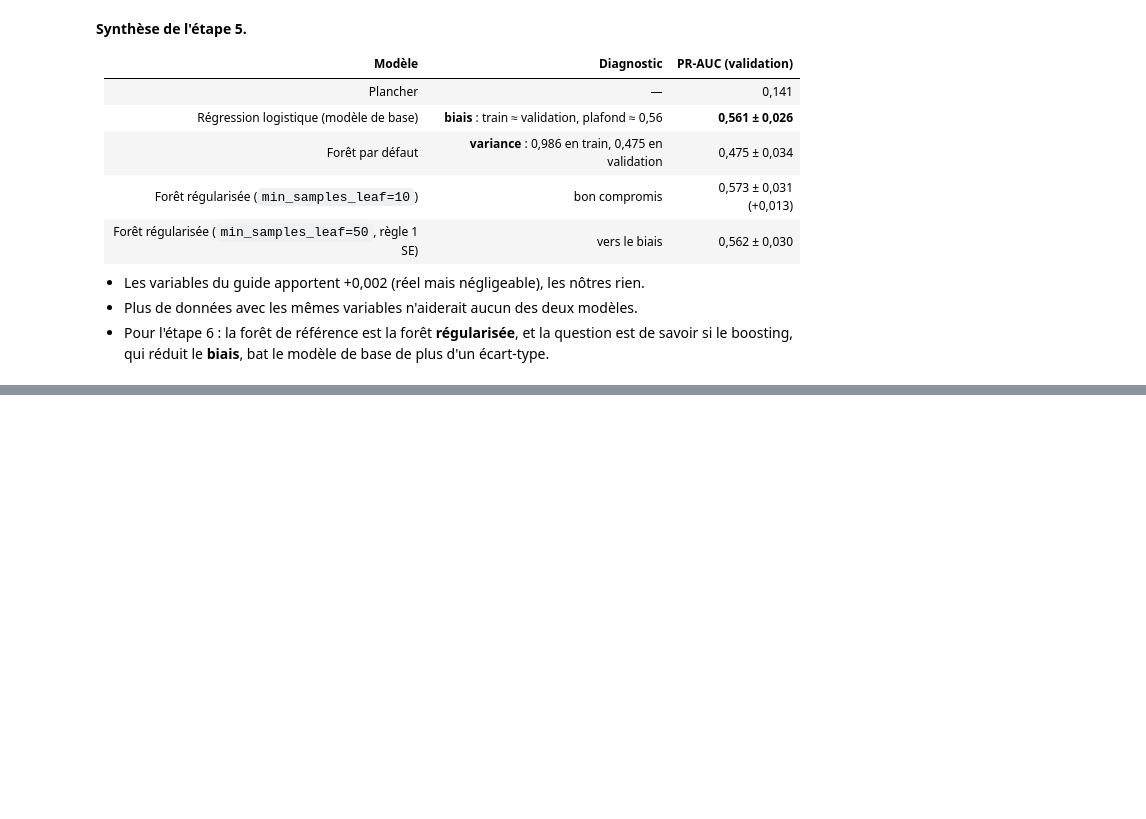
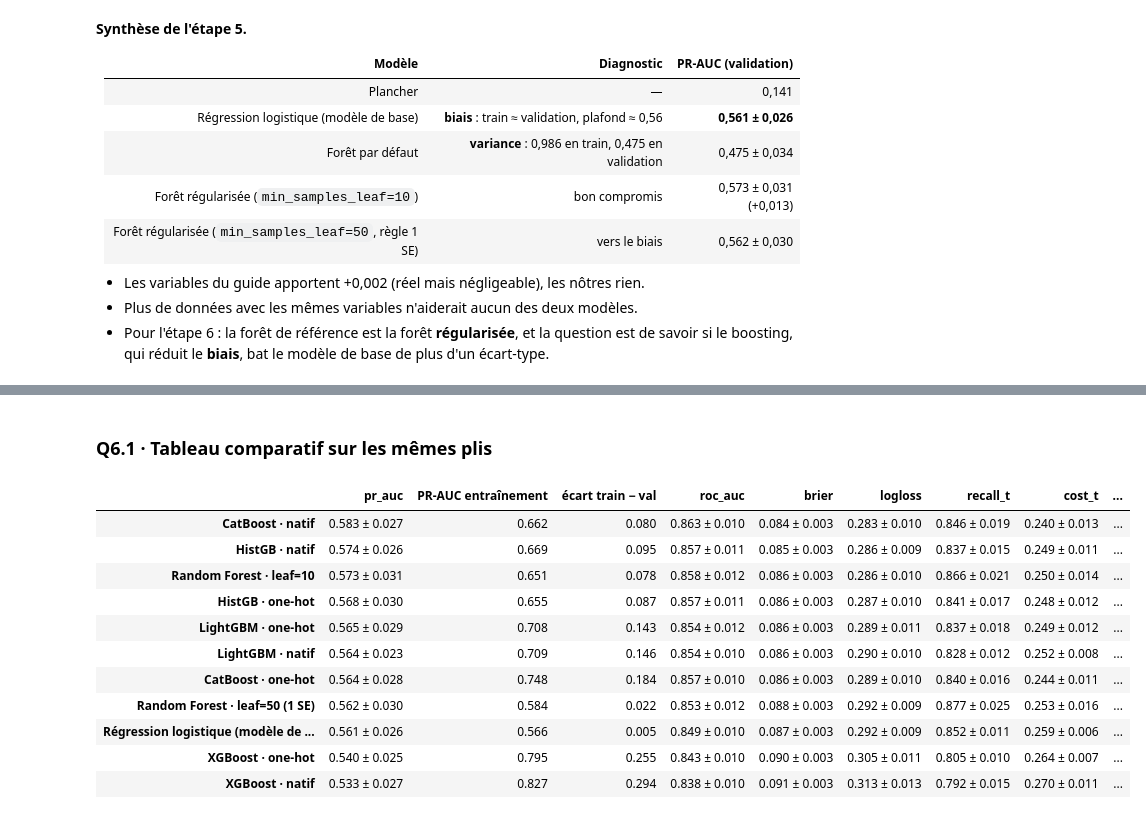
Before and after one commit to kmache/financial-inclusion-africa, a Jupyter notebook: notebooks/03_baselines_ensembles.ipynb, the cells around one changed output, grey strips where cells are left out. Cells and saved outputs as stored; diff of their text form; code cells hidden in the pictures; blank space fills up the shorter version.

```diff
--- a/notebooks/03_baselines_ensembles.ipynb
+++ b/notebooks/03_baselines_ensembles.ipynb
@@ -321,0 +329,49 @@ pd.DataFrame({f"forêt {k} − régression logistique": paired_difference(base,
+# %%
+from catboost import CatBoostClassifier
+from lightgbm import LGBMClassifier
+from sklearn.ensemble import HistGradientBoostingClassifier
+from xgboost import XGBClassifier
+
+from financial_inclusion_africa.features import catboost_cat_features
+
+RS = config.RANDOM_STATE
+ensembles = {
+    "Régression logistique (modèle de base)": pipe(LogisticRegression(max_iter=2000)),
+    "Random Forest · leaf=50 (1 SE)": pipe(RandomForestClassifier(300, min_samples_leaf=50, random_state=RS), scale=False),
+    "Random Forest · leaf=10": pipe(RandomForestClassifier(300, min_samples_leaf=10, random_state=RS), scale=False),
+    "HistGB · one-hot": pipe(HistGradientBoostingClassifier(random_state=RS), scale=False),
+    "HistGB · natif": pipe(HistGradientBoostingClassifier(random_state=RS), encoding="native"),
+    "XGBoost · one-hot": pipe(XGBClassifier(random_state=RS, n_jobs=1), scale=False),
+    "XGBoost · natif": pipe(XGBClassifier(random_state=RS, n_jobs=1, enable_categorical=True), encoding="native"),
+    "LightGBM · one-hot": pipe(LGBMClassifier(random_state=RS, n_jobs=1, verbose=-1), scale=False),
+    "LightGBM · natif": pipe(LGBMClassifier(random_state=RS, n_jobs=1, verbose=-1), encoding="native"),
+    "CatBoost · one-hot": pipe(CatBoostClassifier(random_seed=RS, thread_count=1, verbose=0), scale=False),
+    "CatBoost · natif": pipe(CatBoostClassifier(cat_features=catboost_cat_features(), random_seed=RS,
+                                                 thread_count=1, verbose=0), encoding="native_str"),
+}
+rows6, res6 = [], {}
+for name, model in ensembles.items():
+    row, res6[name] = evaluate_cv(model, X_train, y_train, name=name)
+    rows6.append(row)
+summary6 = pd.DataFrame(rows6)
+BASE = "Régression logistique (modèle de base)"
+# %% [markdown]
+### Q6.1 · Tableau comparatif sur les mêmes plis
+# %%
+table6 = format_summary(summary6, metrics=["pr_auc", "roc_auc", "brier", "logloss", "recall_t", "cost_t"])
+table6.insert(1, "PR-AUC entraînement", summary6[("pr_auc", "train", "mean")].round(3))
+table6.insert(2, "écart train − val", (summary6[("pr_auc", "train", "mean")] - summary6[("pr_auc", "val", "mean")]).round(3))
+table6.loc[summary6[("pr_auc", "val", "mean")].sort_values(ascending=False).index]
+# %% [output]
+|  | pr_auc | PR-AUC entraînement | écart train − val | roc_auc | brier | logloss | recall_t | cost_t | ... |
+| CatBoost · natif | 0.583 ± 0.027 | 0.662 | 0.080 | 0.863 ± 0.010 | 0.084 ± 0.003 | 0.283 ± 0.010 | 0.846 ± 0.019 | 0.240 ± 0.013 | ... |
+| HistGB · natif | 0.574 ± 0.026 | 0.669 | 0.095 | 0.857 ± 0.011 | 0.085 ± 0.003 | 0.286 ± 0.009 | 0.837 ± 0.015 | 0.249 ± 0.011 | ... |
+| Random Forest · leaf=10 | 0.573 ± 0.031 | 0.651 | 0.078 | 0.858 ± 0.012 | 0.086 ± 0.003 | 0.286 ± 0.010 | 0.866 ± 0.021 | 0.250 ± 0.014 | ... |
+| HistGB · one-hot | 0.568 ± 0.030 | 0.655 | 0.087 | 0.857 ± 0.011 | 0.086 ± 0.003 | 0.287 ± 0.010 | 0.841 ± 0.017 | 0.248 ± 0.012 | ... |
+| LightGBM · one-hot | 0.565 ± 0.029 | 0.708 | 0.143 | 0.854 ± 0.012 | 0.086 ± 0.003 | 0.289 ± 0.011 | 0.837 ± 0.018 | 0.249 ± 0.012 | ... |
+| LightGBM · natif | 0.564 ± 0.023 | 0.709 | 0.146 | 0.854 ± 0.010 | 0.086 ± 0.003 | 0.290 ± 0.010 | 0.828 ± 0.012 | 0.252 ± 0.008 | ... |
+| CatBoost · one-hot | 0.564 ± 0.028 | 0.748 | 0.184 | 0.857 ± 0.010 | 0.086 ± 0.003 | 0.289 ± 0.010 | 0.840 ± 0.016 | 0.244 ± 0.011 | ... |
+| Random Forest · leaf=50 (1 SE) | 0.562 ± 0.030 | 0.584 | 0.022 | 0.853 ± 0.012 | 0.088 ± 0.003 | 0.292 ± 0.009 | 0.877 ± 0.025 | 0.253 ± 0.016 | ... |
+| Régression logistique (modèle de ... | 0.561 ± 0.026 | 0.566 | 0.005 | 0.849 ± 0.010 | 0.087 ± 0.003 | 0.292 ± 0.009 | 0.852 ± 0.011 | 0.259 ± 0.006 | ... |
+| XGBoost · one-hot | 0.540 ± 0.025 | 0.795 | 0.255 | 0.843 ± 0.010 | 0.090 ± 0.003 | 0.305 ± 0.011 | 0.805 ± 0.010 | 0.264 ± 0.007 | ... |
+| XGBoost · natif | 0.533 ± 0.027 | 0.827 | 0.294 | 0.838 ± 0.010 | 0.091 ± 0.003 | 0.313 ± 0.013 | 0.792 ± 0.015 | 0.270 ± 0.011 | ... |
```
Also changed, not shown: parts of 20 cells of this notebook, 4 other files.
